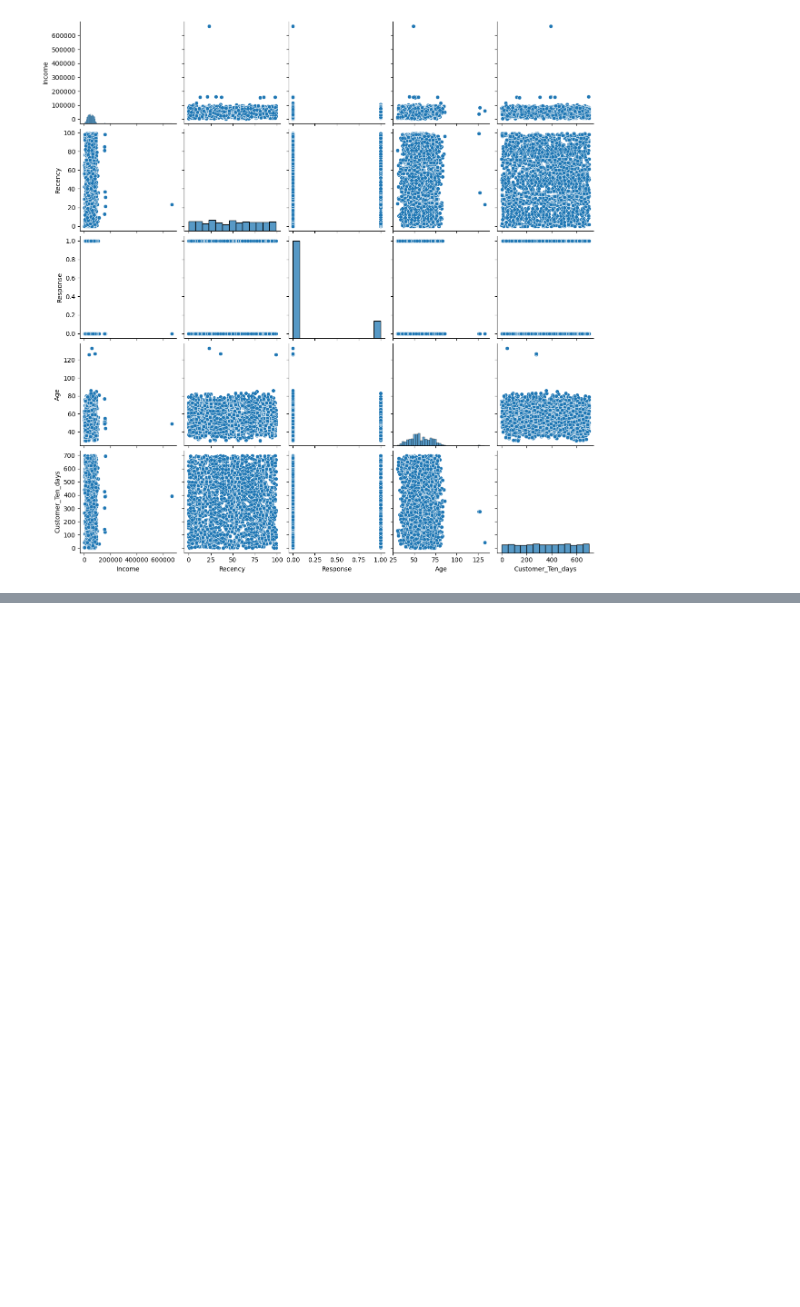
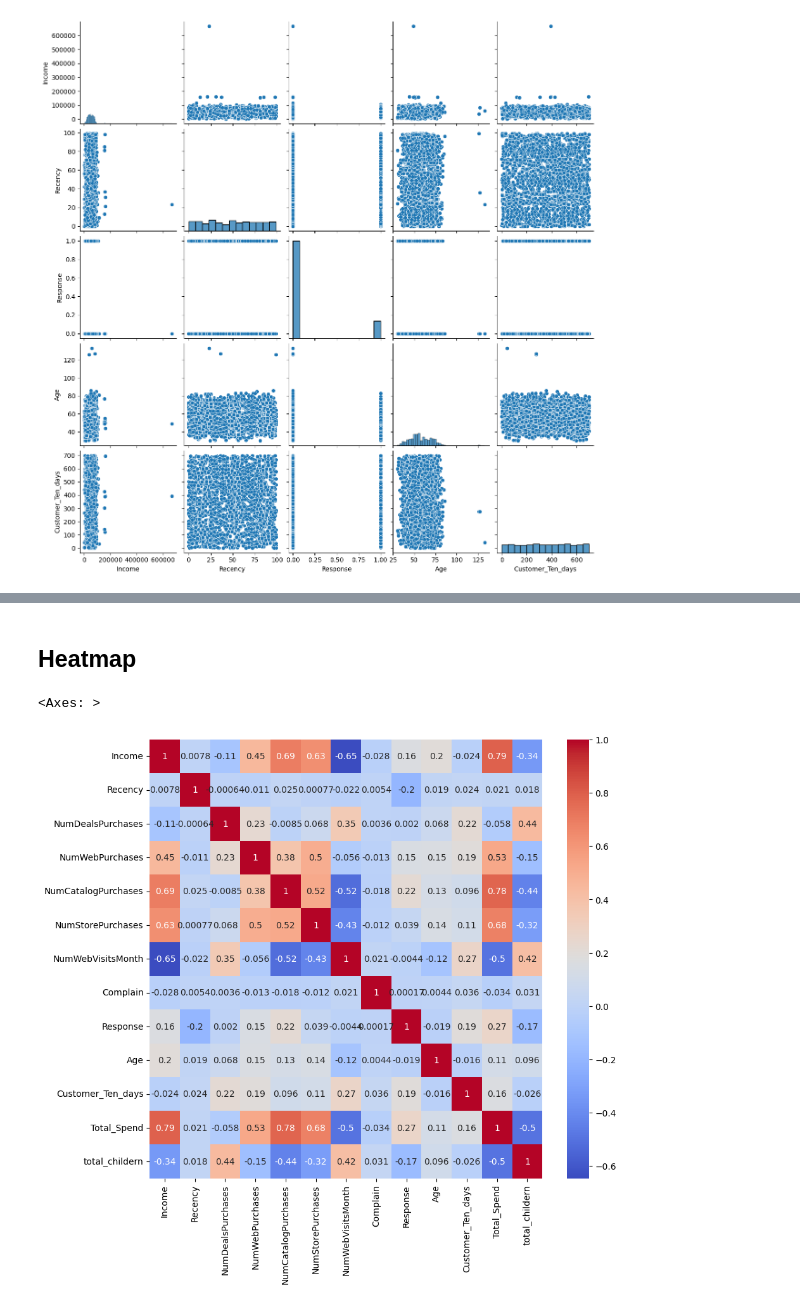
Before and after one commit to Ishu335/Smart-Cart-Clustering-System, a Jupyter notebook: smart_cart.ipynb, the cells around one changed output, grey strips where cells are left out. Drawn from its saved outputs; the diff is of its cells as text; code cells hidden in the pictures; blank space fills up the shorter version.

```diff
--- a/smart_cart.ipynb
+++ b/smart_cart.ipynb
@@ -162,0 +171,10 @@ len(df_update.columns)
+# %% [markdown]
+## Heatmap
+# %%
+co_relation=df_clean.corr(numeric_only=True)
+# %%
+plt.figure(figsize=(10,9))
+sns.heatmap(co_relation,annot=True,cmap="coolwarm")
+# %% [output]
+<Axes: >
+[figure, added]
```
Also changed, not shown: parts of 7 cells of this notebook.
